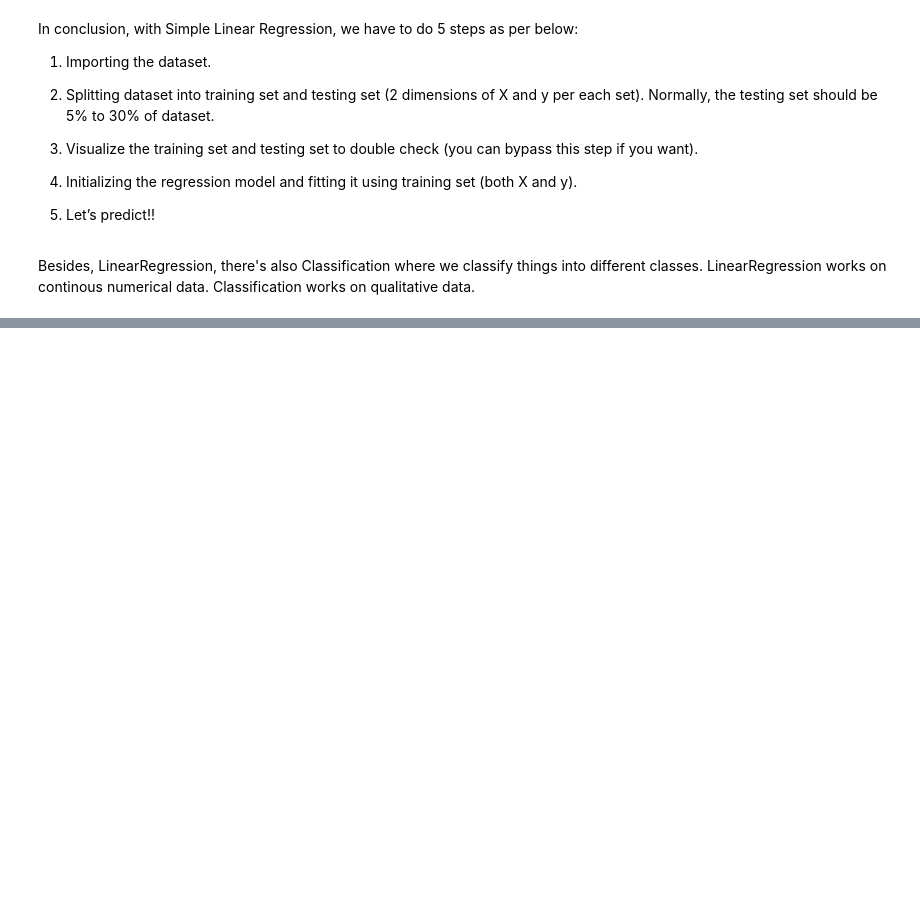
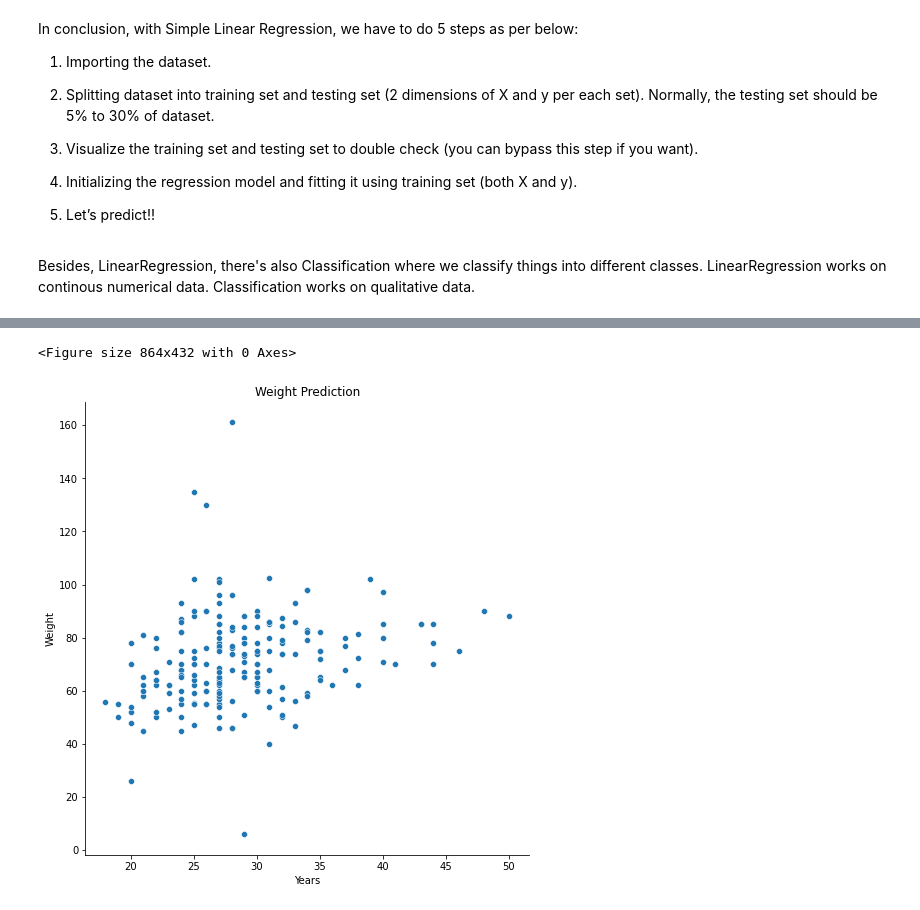
Before and after one commit to Hamza-Codes/https---github.com-Hamza-Codes-MyJupyterNotebooks, a Jupyter notebook: machine_learning_crashcourse.ipynb, the cells around one changed output, grey strips where cells are left out. Drawn from its saved outputs; the diff is of its cells as text; code cells hidden in the pictures; blank space fills up the shorter version.

```diff
--- a/machine_learning_crashcourse.ipynb
+++ b/machine_learning_crashcourse.ipynb
@@ -388,0 +391,10 @@ Besides, LinearRegression, there's also Classification where we classify things
+# %%
+import numpy as np
+import matplotlib.pyplot as plt
+import seaborn as sns
+import pandas as pd
+
+# Importing the dataset
+dataset = pd.read_csv('mldata.csv')
+X = dataset.iloc[:, :-1].values #get a copy of dataset exclude last column
+y = dataset.iloc[:, 1].values #get array of dataset in column 1st
@@ -388,0 +437,10 @@ Besides, LinearRegression, there's also Classification where we classify things
+# %%
+plt.figure(figsize=(12,6))
+sns.pairplot(dataset,x_vars=['age'],y_vars=['weight'],height=7,kind='scatter')
+plt.xlabel('Years')
+plt.ylabel('Weight')
+plt.title('Weight Prediction')
+plt.show()
+# %% [output]
+<Figure size 864x432 with 0 Axes>
+[figure, added]
```
Also changed, not shown: parts of 4 cells of this notebook, 1 other file.
